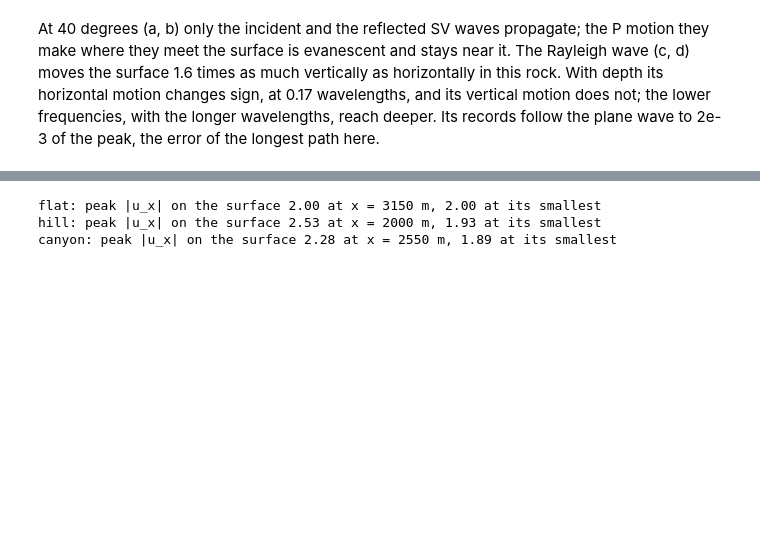
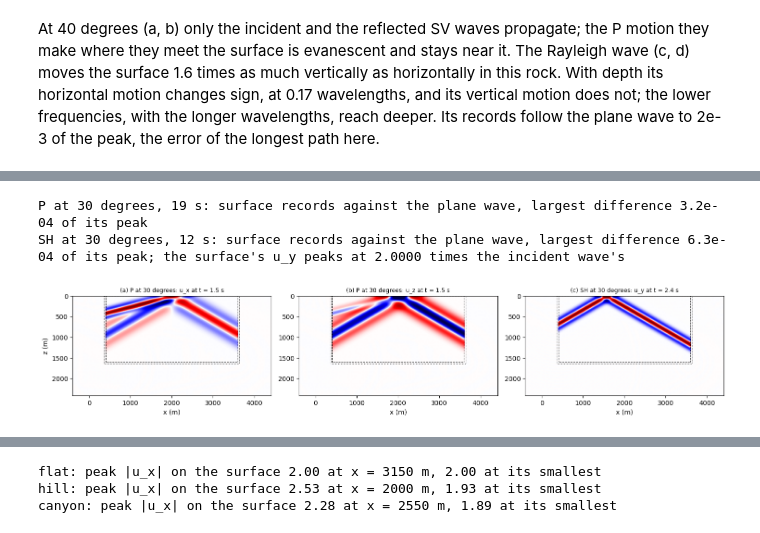
Before and after one commit to DeepWave-KAUST/sweep, a Jupyter notebook: docs/notebooks/58_sem_plane_wave.ipynb, the cells around one changed output, grey strips where cells are left out. Saved outputs shown, nothing was run; the diff lists cells and outputs as text; code cells hidden in the pictures; blank space fills up the shorter version.

```diff
--- a/docs/notebooks/58_sem_plane_wave.ipynb
+++ b/docs/notebooks/58_sem_plane_wave.ipynb
@@ -196,0 +208,40 @@ wave to 2e-3 of the peak, the error of the longest path here.
+# %%
+from sweep.sem import ElasticSHSEM2DDeformed
+
+wave_p = PlaneWave("P", 30.0, box=BOX)
+p = solver()
+t0 = time.time()
+s, snap_p = p(w, wave_p, surf[None], models=rock(), return_wavefield=True, snapshot_times=[3000])
+f = p.free_field(w, wave_p, surf, rock()).cpu()
+err = float((s[0].cpu() - f.transpose(0, 1)).abs().max() / f.abs().max())
+print(f"P at 30 degrees, {time.time() - t0:.0f} s: surface records against the plane wave, "
+      f"largest difference {err:.1e} of its peak")
+
+sh = PropSEM(ElasticSHSEM2DDeformed, shape=(201, NX), dh=DH, dt=DT, n_order=NO, abcn=PML,
+             free_surface=True, f_dominant=F0, dev=DEV, dtype=F64, impl="eager", memory=Full(),
+             eager_options=EagerOptions(use_compile=False), receiver_type=["u_y"])
+sh_models = [torch.full((201, NX), v, dtype=F64) for v in (VS, RHO)]
+wave_sh = PlaneWave("SH", 30.0, box=BOX)
+t0 = time.time()
+s, snap_sh = sh(w, wave_sh, surf[None], models=sh_models, return_wavefield=True,
+                snapshot_times=[4800])
+s, f = s.cpu(), sh.free_field(w, wave_sh, surf, sh_models).cpu()
+err = float((s[0] - f.transpose(0, 1)).abs().max() / f.abs().max())
+print(f"SH at 30 degrees, {time.time() - t0:.0f} s: surface records against the plane wave, "
+      f"largest difference {err:.1e} of its peak; the surface's u_y peaks at "
+      f"{float(s[0].abs().max()):.4f} times the incident wave's")
+
+fig, ax = plt.subplots(1, 3, figsize=(15, 3.4))
+up = snap_p[0, :, 0, 0].numpy()                         # u_x, u_z
+clip = float(np.percentile(np.abs(up), 99.8))
+show(ax[0], up[0], f"(a) P at 30 degrees: u_x at t = {3000 * DT:.1f} s", clip)
+show(ax[1], up[1], f"(b) P at 30 degrees: u_z at t = {3000 * DT:.1f} s", clip)
+uy = snap_sh[0, 0, 0, 0].numpy()
+show(ax[2], uy, f"(c) SH at 30 degrees: u_y at t = {4800 * DT:.1f} s",
+     float(np.percentile(np.abs(uy), 99.8)))
+ax[0].set_ylabel("z (m)")
+plt.tight_layout(); plt.show()
+# %% [output]
+P at 30 degrees, 19 s: surface records against the plane wave, largest difference 3.2e-04 of its peak
+SH at 30 degrees, 12 s: surface records against the plane wave, largest difference 6.3e-04 of its peak; the surface's u_y peaks at 2.0000 times the incident wave's
+[figure, added]
```
Also changed, not shown: parts of 7 cells of this notebook, 9 other files.
